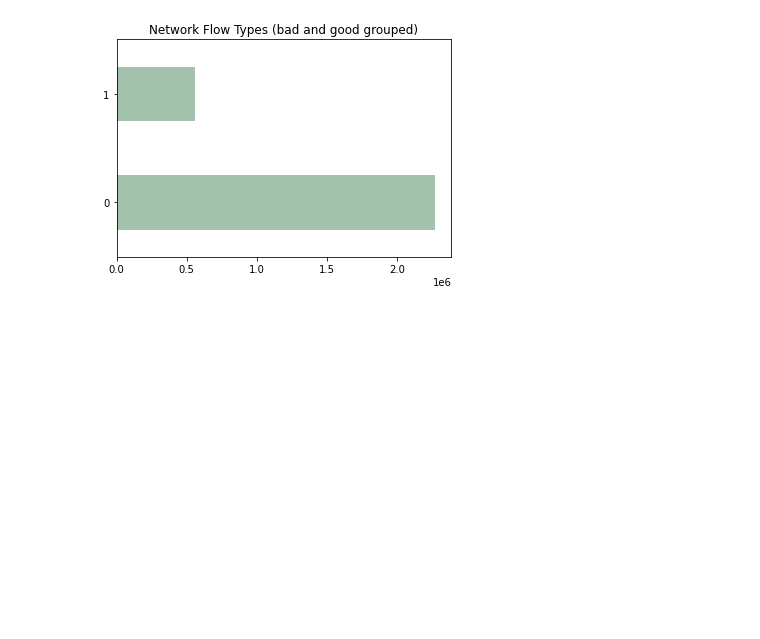
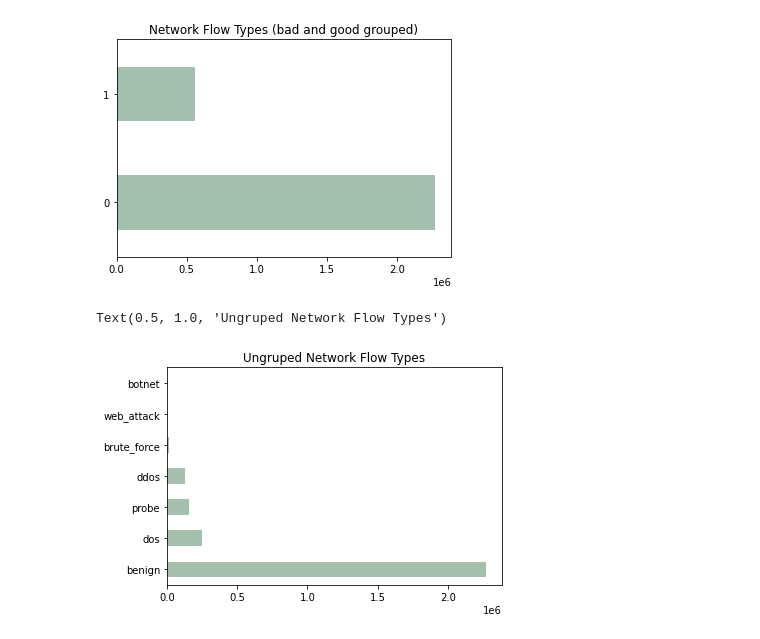
Before and after one commit to modelonulo/ml-based-intrusion-detection-system, a Jupyter notebook: ml-ids.ipynb, the cells around one changed output. Cells and saved outputs as stored; diff of their text form; code cells hidden in the pictures; blank space fills up the shorter version.

```diff
--- a/ml-ids.ipynb
+++ b/ml-ids.ipynb
@@ -207,3 +200,10 @@ plt.title('Network Flow Types (bad and good grouped)')
 # %% [output]
 Text(0.5, 1.0, 'Network Flow Types (bad and good grouped)')
 [figure]
+# %%
+train_attacks = combined_csv['network_flow_description'].value_counts()
+train_attacks.plot(kind='barh', color='#a3c1ad')
+plt.title('Grouped Network Flow Types')
+# %% [output]
+Text(0.5, 1.0, 'Ungruped Network Flow Types')
+[figure, added]
```
Also changed, not shown: parts of 2 cells of this notebook.
